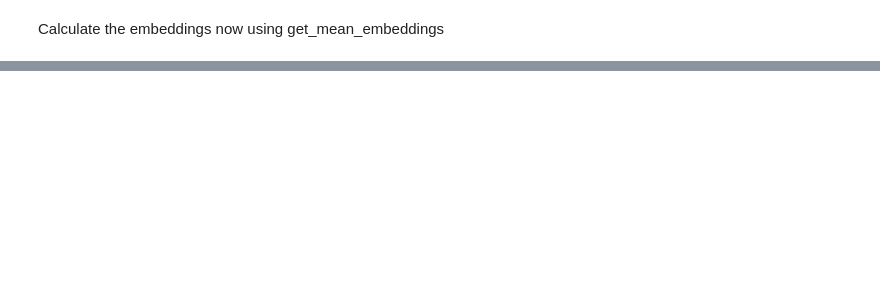
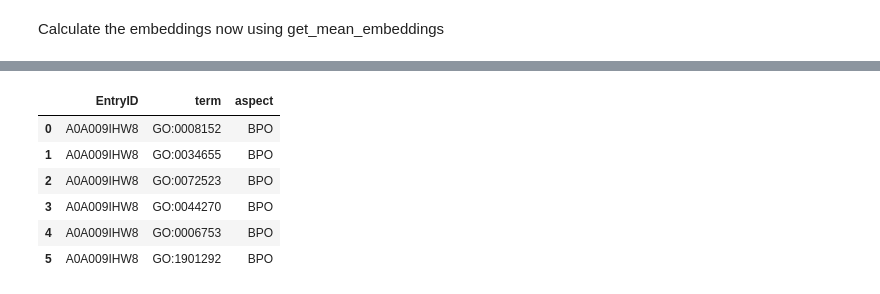
Before and after one commit to dhassan24/DeepLearning_For_Biology, a Jupyter notebook: Chapter_2_Protein_LLM/DLFB_Chapter2_Proteins.ipynb, the cells around one changed output, grey strips where cells are left out. Cells and saved outputs as stored; diff of their text form; code cells hidden in the pictures; blank space fills up the shorter version.

```diff
--- a/Chapter_2_Protein_LLM/DLFB_Chapter2_Proteins.ipynb
+++ b/Chapter_2_Protein_LLM/DLFB_Chapter2_Proteins.ipynb
@@ -918,0 +1065,10 @@ Calculate the embeddings now using get_mean_embeddings
+# %%
+labels.head(6)
+# %% [output]
+|  | EntryID | term | aspect |
+| 0 | A0A009IHW8 | GO:0008152 | BPO |
+| 1 | A0A009IHW8 | GO:0034655 | BPO |
+| 2 | A0A009IHW8 | GO:0072523 | BPO |
+| 3 | A0A009IHW8 | GO:0044270 | BPO |
+| 4 | A0A009IHW8 | GO:0006753 | BPO |
+| 5 | A0A009IHW8 | GO:1901292 | BPO |
```
Also changed, not shown: parts of 64 cells of this notebook.
